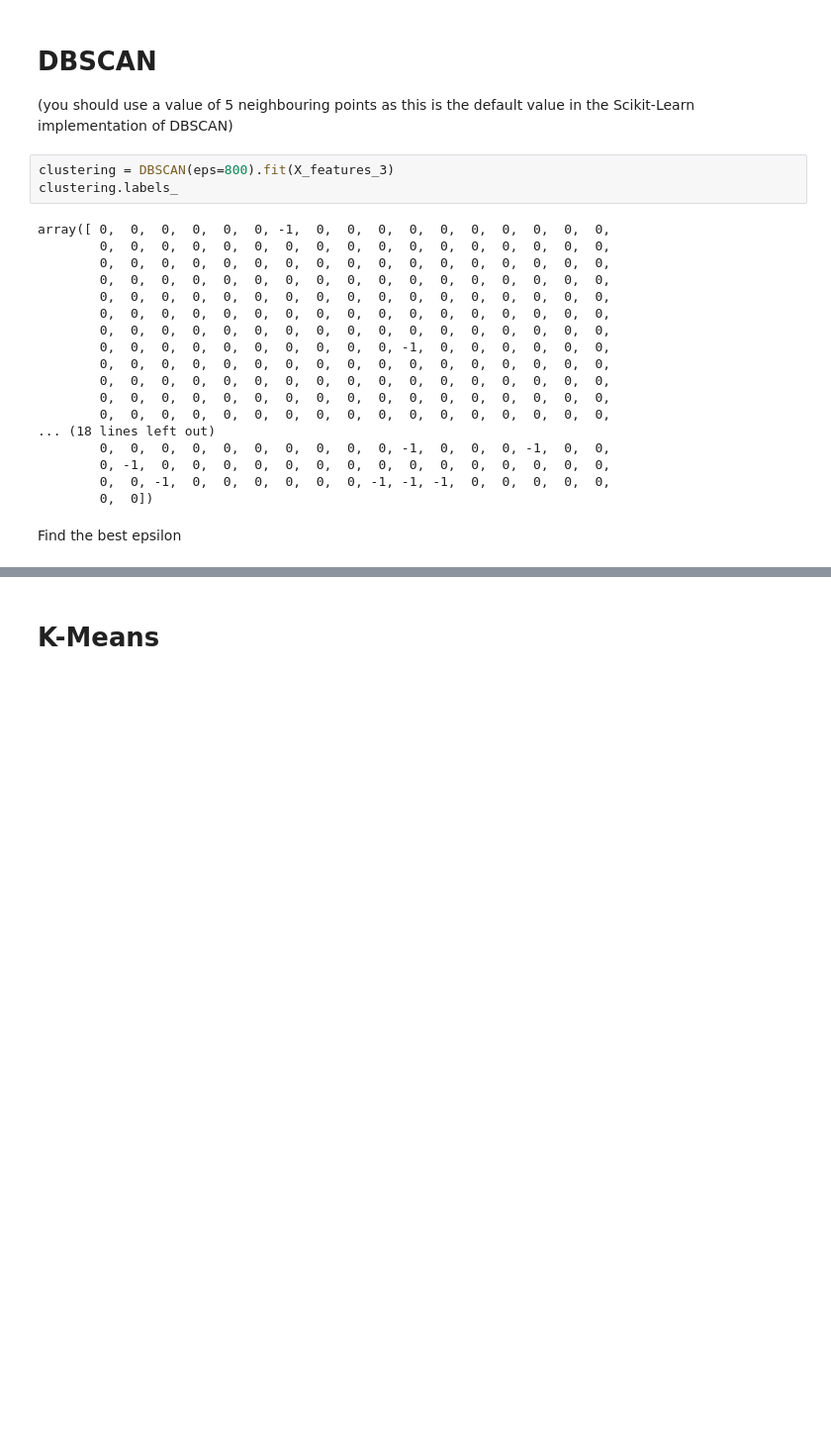
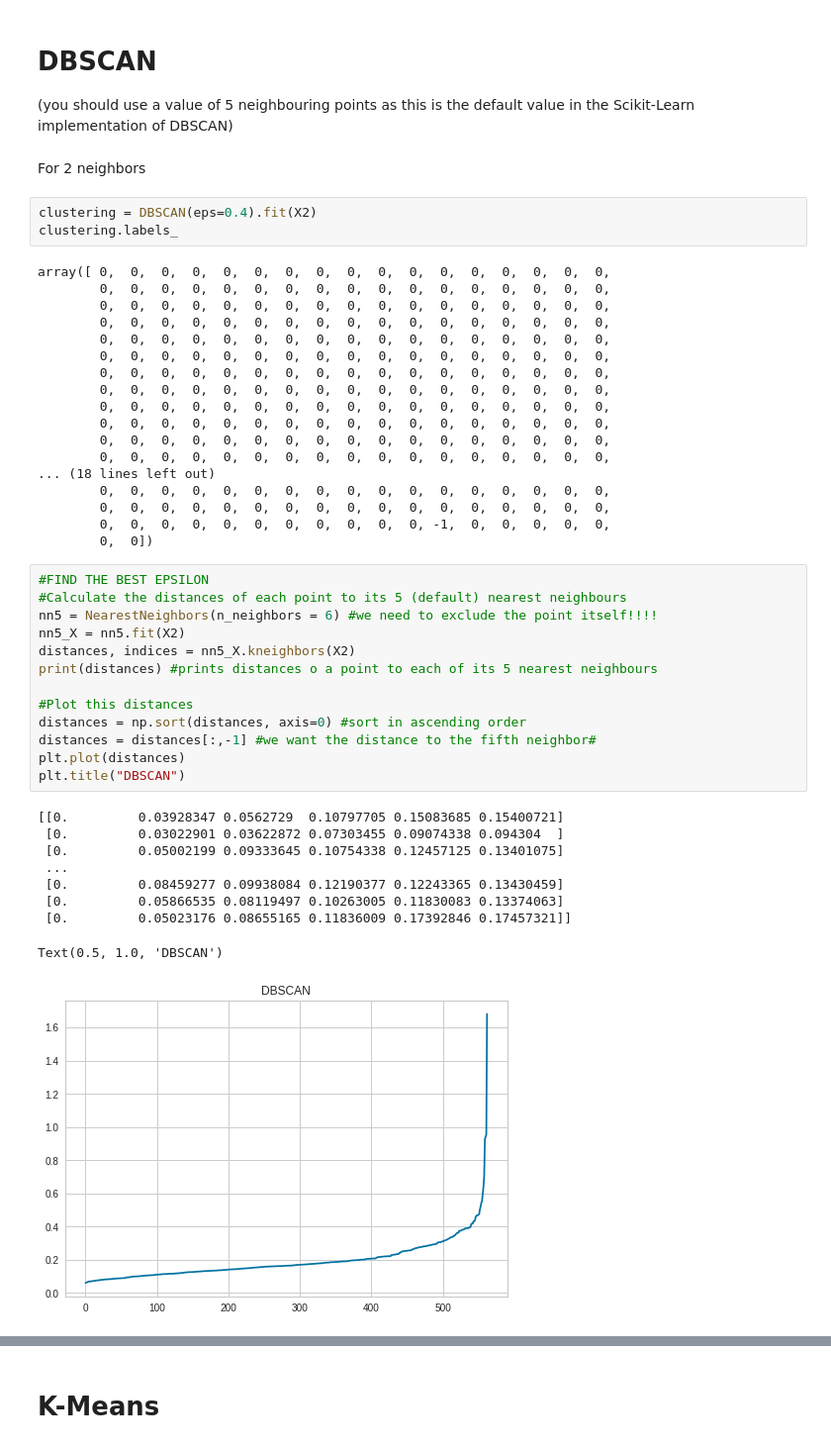
Before and after one commit to Migaalee/machine_learning, a Jupyter notebook: Assigment2_AA.ipynb, the cells around one changed output, grey strips where cells are left out. Shown at 99% size. Drawn from its saved outputs; the diff is of its cells as text; blank space fills up the shorter version.

```diff
--- a/Assigment2_AA.ipynb
+++ b/Assigment2_AA.ipynb
@@ -372,26 +371,49 @@ For this assignment, you will parametrize and compare at least two clustering al
 # %% [markdown]
 # DBSCAN
 (you should use a value of 5 neighbouring points as this is the default value in the Scikit-Learn implementation of DBSCAN)
+# %% [markdown]
+For 2 neighbors
 # %%
-clustering = DBSCAN(eps=800).fit(X_features_3)
+clustering = DBSCAN(eps=0.4).fit(X2)
 clustering.labels_
 # %% [output]
-array([ 0,  0,  0,  0,  0,  0, -1,  0,  0,  0,  0,  0,  0,  0,  0,  0,  0,
+array([ 0,  0,  0,  0,  0,  0,  0,  0,  0,  0,  0,  0,  0,  0,  0,  0,  0,
         0,  0,  0,  0,  0,  0,  0,  0,  0,  0,  0,  0,  0,  0,  0,  0,  0,
         0,  0,  0,  0,  0,  0,  0,  0,  0,  0,  0,  0,  0,  0,  0,  0,  0,
         0,  0,  0,  0,  0,  0,  0,  0,  0,  0,  0,  0,  0,  0,  0,  0,  0,
         0,  0,  0,  0,  0,  0,  0,  0,  0,  0,  0,  0,  0,  0,  0,  0,  0,
         0,  0,  0,  0,  0,  0,  0,  0,  0,  0,  0,  0,  0,  0,  0,  0,  0,
         0,  0,  0,  0,  0,  0,  0,  0,  0,  0,  0,  0,  0,  0,  0,  0,  0,
-        0,  0,  0,  0,  0,  0,  0,  0,  0,  0, -1,  0,  0,  0,  0,  0,  0,
+        0,  0,  0,  0,  0,  0,  0,  0,  0,  0,  0,  0,  0,  0,  0,  0,  0,
         0,  0,  0,  0,  0,  0,  0,  0,  0,  0,  0,  0,  0,  0,  0,  0,  0,
         0,  0,  0,  0,  0,  0,  0,  0,  0,  0,  0,  0,  0,  0,  0,  0,  0,
         0,  0,  0,  0,  0,  0,  0,  0,  0,  0,  0,  0,  0,  0,  0,  0,  0,
         0,  0,  0,  0,  0,  0,  0,  0,  0,  0,  0,  0,  0,  0,  0,  0,  0,
 ... (18 lines left out)
-        0,  0,  0,  0,  0,  0,  0,  0,  0,  0, -1,  0,  0,  0, -1,  0,  0,
-        0, -1,  0,  0,  0,  0,  0,  0,  0,  0,  0,  0,  0,  0,  0,  0,  0,
-        0,  0, -1,  0,  0,  0,  0,  0,  0, -1, -1, -1,  0,  0,  0,  0,  0,
+        0,  0,  0,  0,  0,  0,  0,  0,  0,  0,  0,  0,  0,  0,  0,  0,  0,
+        0,  0,  0,  0,  0,  0,  0,  0,  0,  0,  0,  0,  0,  0,  0,  0,  0,
+        0,  0,  0,  0,  0,  0,  0,  0,  0,  0,  0, -1,  0,  0,  0,  0,  0,
         0,  0])
-# %% [markdown]
-Find the best epsilon
+# %%
+#FIND THE BEST EPSILON
+#Calculate the distances of each point to its 5 (default) nearest neighbours
+nn5 = NearestNeighbors(n_neighbors = 6) #we need to exclude the point itself!!!!
+nn5_X = nn5.fit(X2)
+distances, indices = nn5_X.kneighbors(X2)
+print(distances) #prints distances o a point to each of its 5 nearest neighbours
+
+#Plot this distances
+distances = np.sort(distances, axis=0) #sort in ascending order
+distances = distances[:,-1] #we want the distance to the fifth neighbor#
+plt.plot(distances)
+plt.title("DBSCAN")
+# %% [output]
+[[0.         0.03928347 0.0562729  0.10797705 0.15083685 0.15400721]
+ [0.         0.03022901 0.03622872 0.07303455 0.09074338 0.094304  ]
+ [0.         0.05002199 0.09333645 0.10754338 0.12457125 0.13401075]
+ ...
+ [0.         0.08459277 0.09938084 0.12190377 0.12243365 0.13430459]
+ [0.         0.05866535 0.08119497 0.10263005 0.11830083 0.13374063]
+ [0.         0.05023176 0.08655165 0.11836009 0.17392846 0.17457321]]
+Text(0.5, 1.0, 'DBSCAN')
+[figure, added]
```
Also changed, not shown: parts of 33 cells of this notebook.
